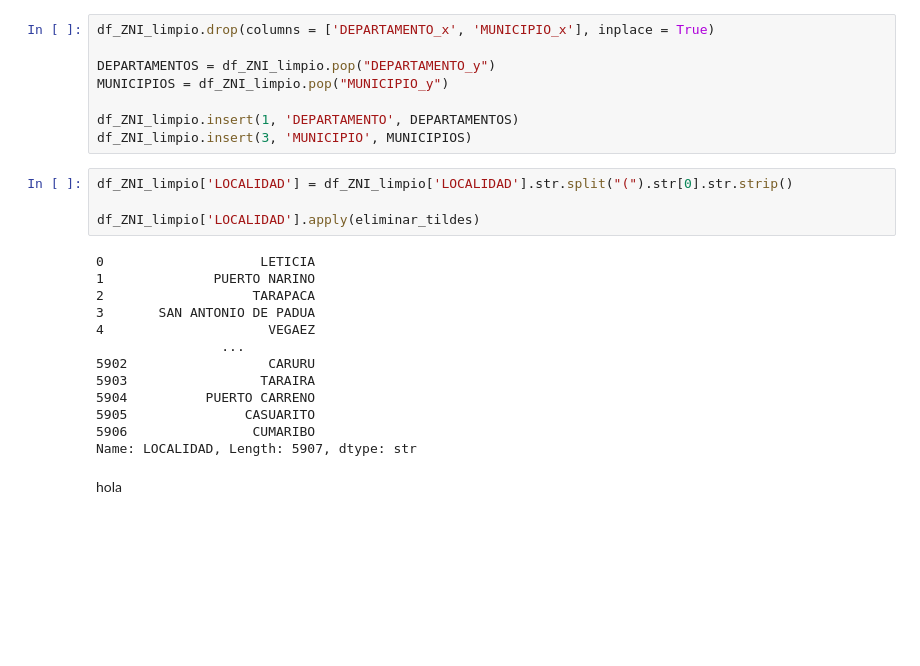
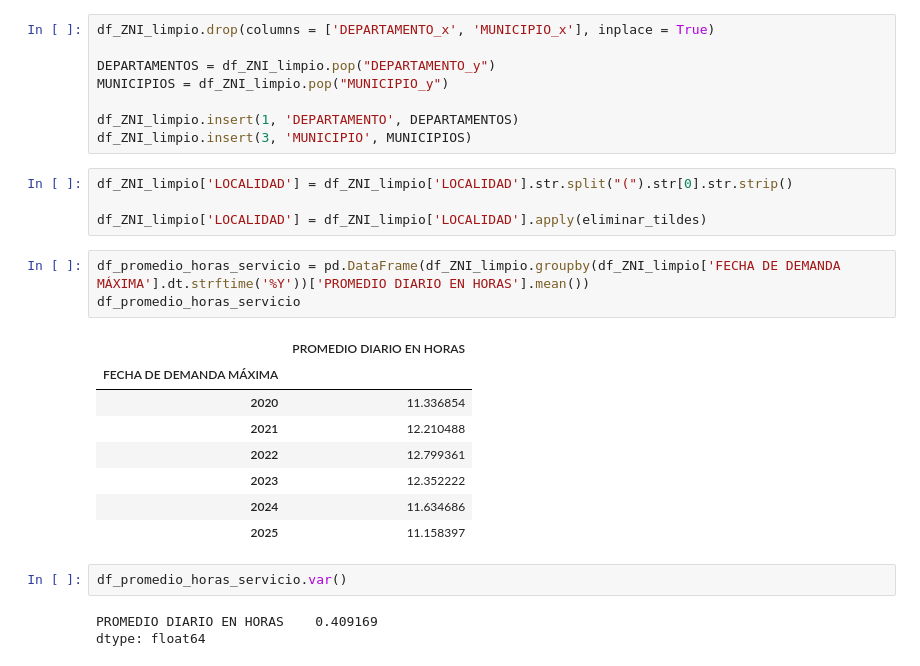
Before and after one commit to Angelthebestone/ANALIS-ZNI, a Jupyter notebook: NOTEBOOKS/ANALISIS ZNI.ipynb, the cells around one changed output. Cells and saved outputs as stored; diff of their text form; blank space fills up the shorter version.

```diff
--- a/NOTEBOOKS/ANALISIS ZNI.ipynb
+++ b/NOTEBOOKS/ANALISIS ZNI.ipynb
@@ -310,19 +310,21 @@ df_ZNI_limpio.insert(3, 'MUNICIPIO', MUNICIPIOS)
 # %%
 df_ZNI_limpio['LOCALIDAD'] = df_ZNI_limpio['LOCALIDAD'].str.split("(").str[0].str.strip()
 
-df_ZNI_limpio['LOCALIDAD'].apply(eliminar_tildes)
+df_ZNI_limpio['LOCALIDAD'] = df_ZNI_limpio['LOCALIDAD'].apply(eliminar_tildes)
-# %% [output]
-0                    LETICIA
-1              PUERTO NARINO
-2                   TARAPACA
-3       SAN ANTONIO DE PADUA
-4                     VEGAEZ
-                ...
-5902                  CARURU
-5903                 TARAIRA
-5904          PUERTO CARRENO
-5905               CASUARITO
-5906                CUMARIBO
-Name: LOCALIDAD, Length: 5907, dtype: str
-# %% [markdown]
-hola
+# %%
+df_promedio_horas_servicio = pd.DataFrame(df_ZNI_limpio.groupby(df_ZNI_limpio['FECHA DE DEMANDA MÁXIMA'].dt.strftime('%Y'))['PROMEDIO DIARIO EN HORAS'].mean())
+df_promedio_horas_servicio
+# %% [output]
+|  | PROMEDIO DIARIO EN HORAS |
+| FECHA DE DEMANDA MÁXIMA |  |
+| 2020 | 11.336854 |
+| 2021 | 12.210488 |
+| 2022 | 12.799361 |
+| 2023 | 12.352222 |
+| 2024 | 11.634686 |
+| 2025 | 11.158397 |
+# %%
+df_promedio_horas_servicio.var()
+# %% [output]
+PROMEDIO DIARIO EN HORAS    0.409169
+dtype: float64
```
Also changed, not shown: 36 other files.
